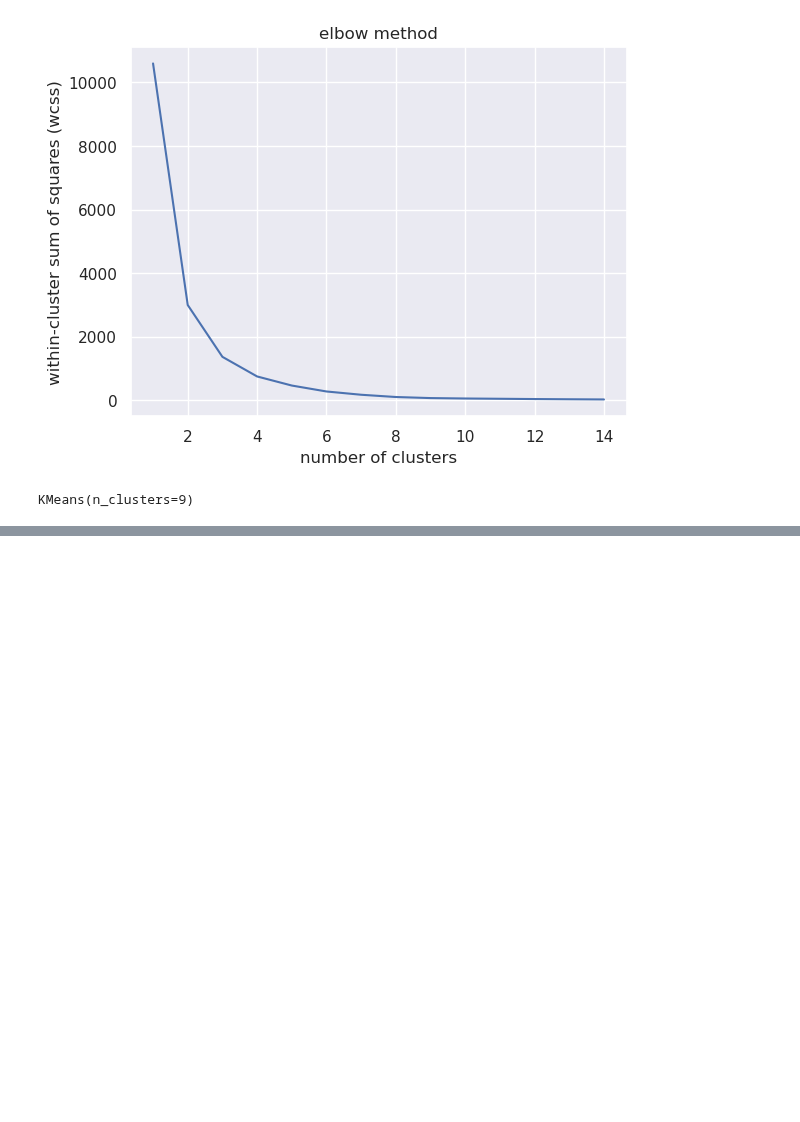
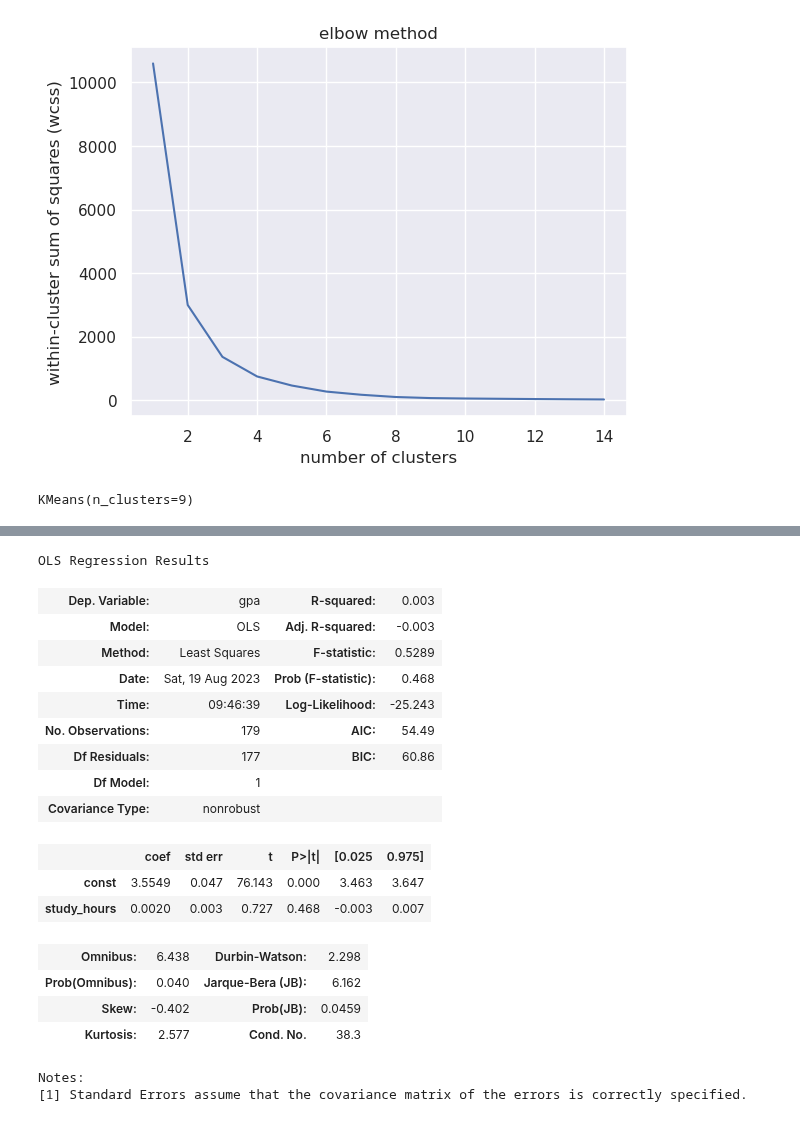
Before and after one commit to LaxmiVatsalyaDaita/Kaggle, a Jupyter notebook: gpa-study-hours.ipynb, the cells around one changed output, grey strips where cells are left out. Cells and saved outputs as stored; diff of their text form; code cells hidden in the pictures; blank space fills up the shorter version.

```diff
--- a/gpa-study-hours.ipynb
+++ b/gpa-study-hours.ipynb
@@ -166,0 +228,25 @@ plt.show()
+# %%
+x = sm.add_constant(x1)
+# %%
+results = sm.OLS(y,x).fit() #ordinary least squares regression
+results.summary()
+# %% [output]
+OLS Regression Results
+| Dep. Variable: | gpa | R-squared: | 0.003 |
+| Model: | OLS | Adj. R-squared: | -0.003 |
+| Method: | Least Squares | F-statistic: | 0.5289 |
+| Date: | Sat, 19 Aug 2023 | Prob (F-statistic): | 0.468 |
+| Time: | 09:46:39 | Log-Likelihood: | -25.243 |
+| No. Observations: | 179 | AIC: | 54.49 |
+| Df Residuals: | 177 | BIC: | 60.86 |
+| Df Model: | 1 |  |  |
+| Covariance Type: | nonrobust |  |  |
+|  | coef | std err | t | P>|t| | [0.025 | 0.975] |
+| const | 3.5549 | 0.047 | 76.143 | 0.000 | 3.463 | 3.647 |
+| study_hours | 0.0020 | 0.003 | 0.727 | 0.468 | -0.003 | 0.007 |
+| Omnibus: | 6.438 | Durbin-Watson: | 2.298 |
+| Prob(Omnibus): | 0.040 | Jarque-Bera (JB): | 6.162 |
+| Skew: | -0.402 | Prob(JB): | 0.0459 |
+| Kurtosis: | 2.577 | Cond. No. | 38.3 |
+Notes:
+[1] Standard Errors assume that the covariance matrix of the errors is correctly specified.
```
Also changed, not shown: parts of 14 cells of this notebook.
